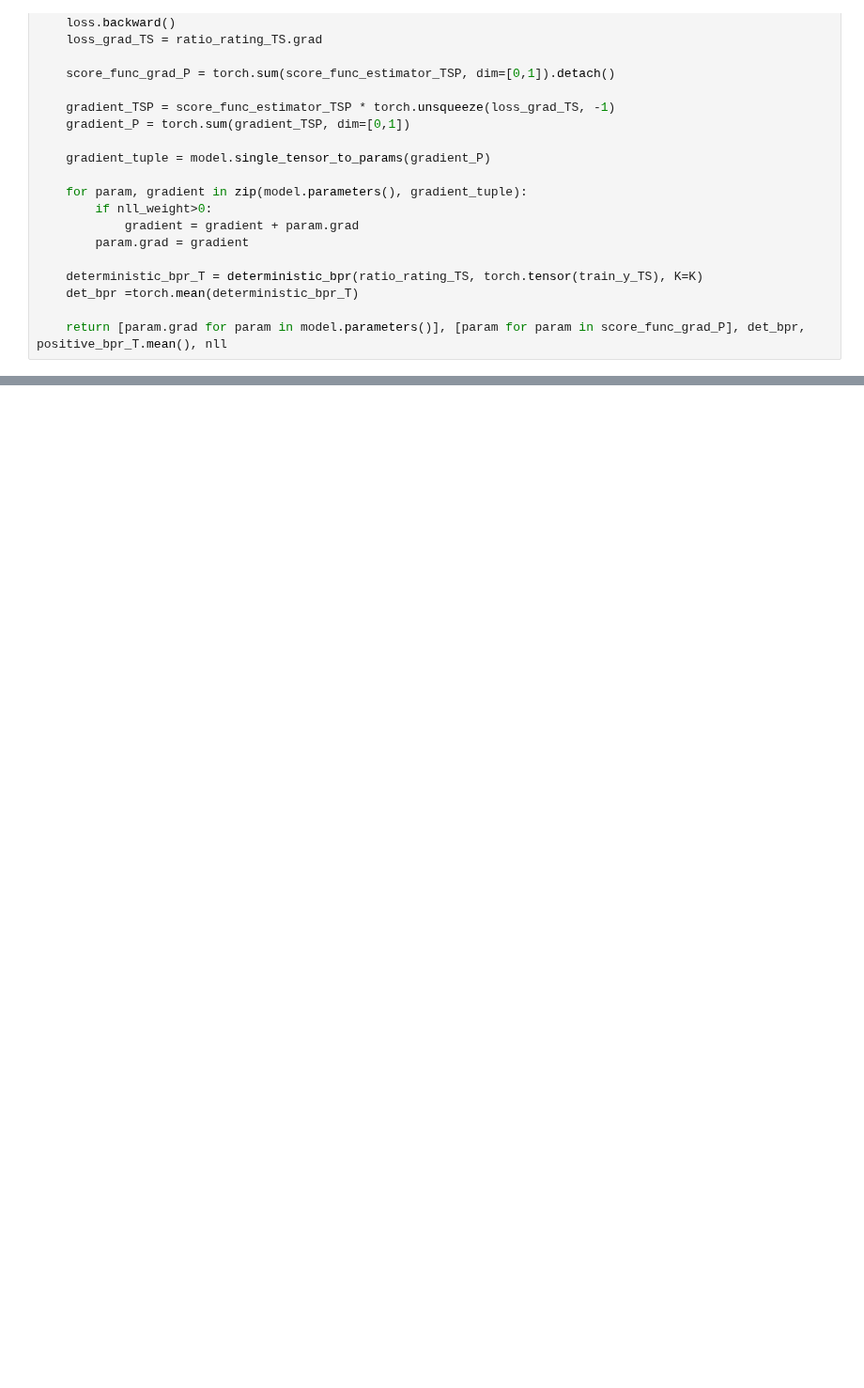
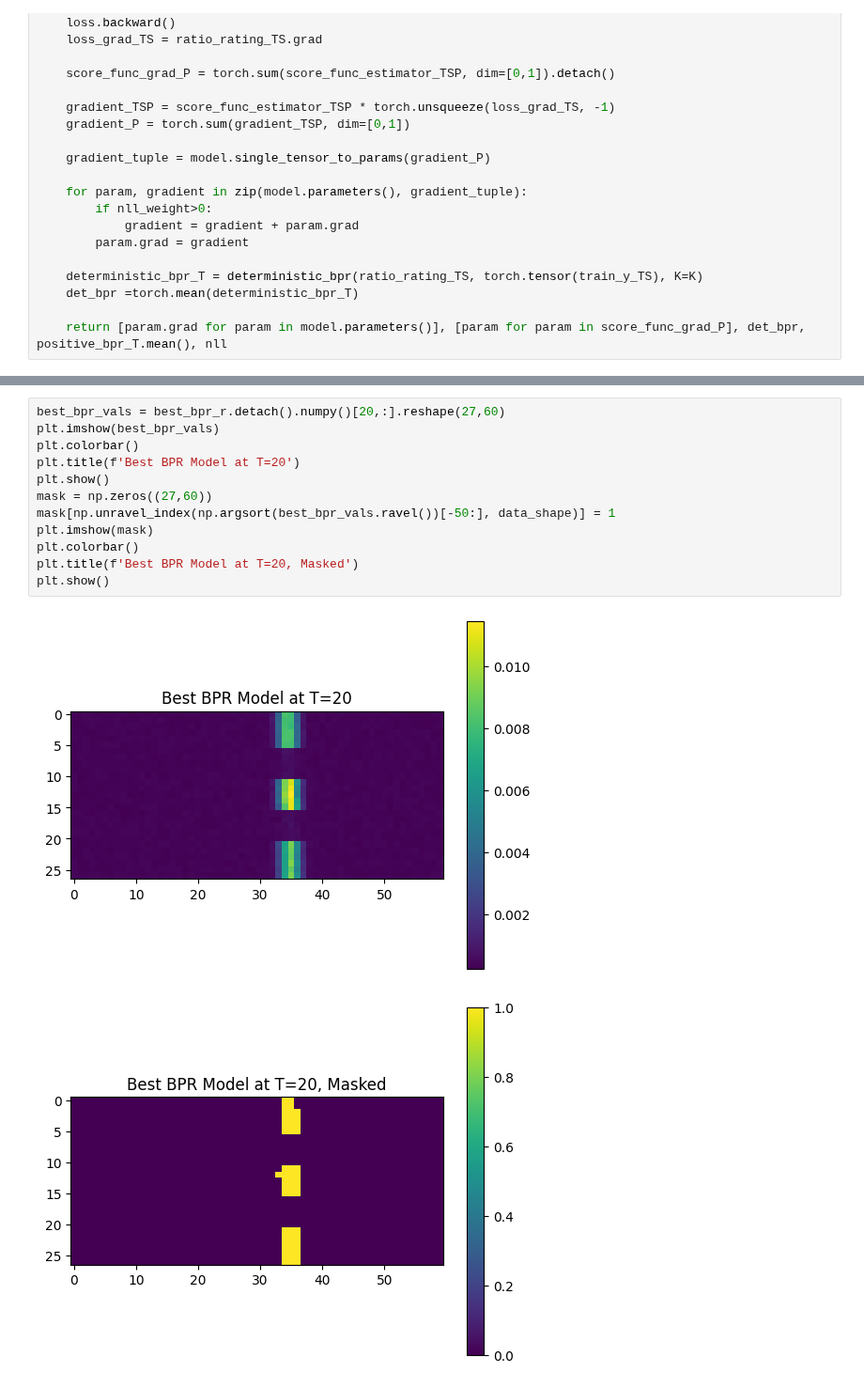
Before and after one commit to kheuton/prob_diff_topk, a Jupyter notebook: PlotLargeSynthExpResults.ipynb, the cells around one changed output, grey strips where cells are left out. Shown at 94% size. Drawn from its saved outputs; the diff is of its cells as text; blank space fills up the shorter version.

```diff
--- a/PlotLargeSynthExpResults.ipynb
+++ b/PlotLargeSynthExpResults.ipynb
@@ -494,3 +507,18 @@ Text(0.5, 1.0, 'Best Hybrid Model at T=20')
+# %%
+best_bpr_vals = best_bpr_r.detach().numpy()[20,:].reshape(27,60)
+plt.imshow(best_bpr_vals)
+plt.colorbar()
+plt.title(f'Best BPR Model at T=20')
+plt.show()
+mask = np.zeros((27,60))
+mask[np.unravel_index(np.argsort(best_bpr_vals.ravel())[-50:], data_shape)] = 1
+plt.imshow(mask)
+plt.colorbar()
+plt.title(f'Best BPR Model at T=20, Masked')
+plt.show()
+# %% [output]
+[figure, added]
+[figure, added]
 # %%
 # print to 2 decimal places with param names
 names = ['arrival_speeds', 'arrival_intercepts', 'lat_coeff', 'lon_coeff', 'softinv magnitude', 'softinv width']
```
Also changed, not shown: parts of 23 cells of this notebook, 20 other files.
